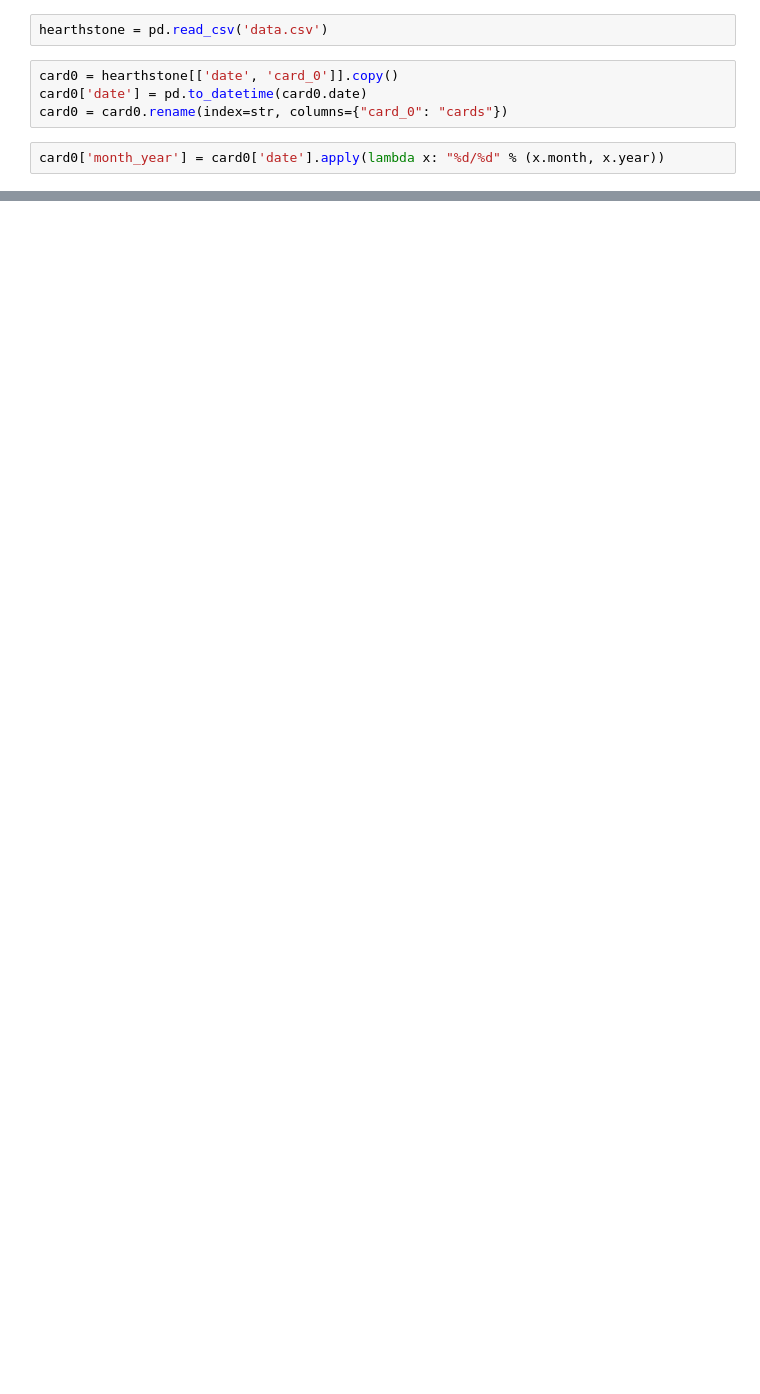
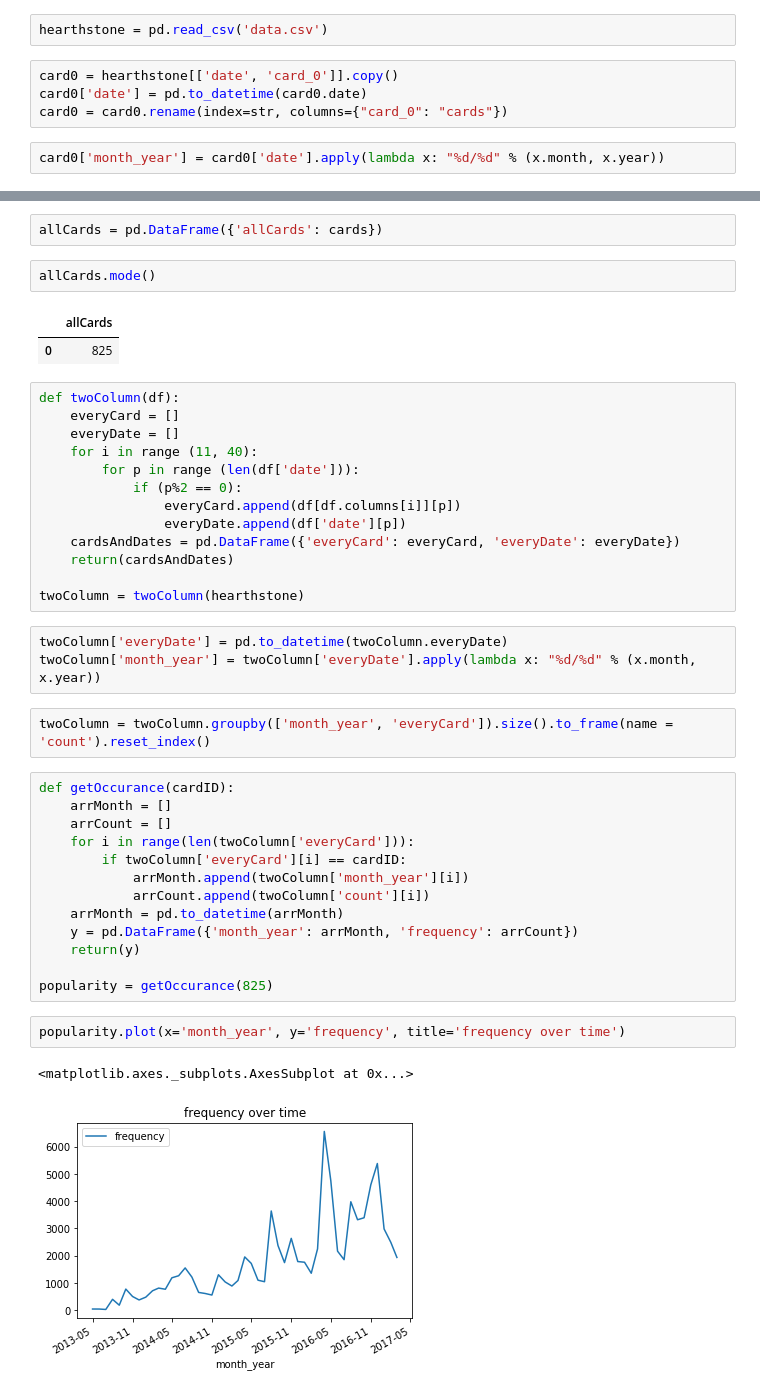
Before and after one commit to Isidore-Newman-School/data-science-SebastianRouse, a Jupyter notebook: learning to use groupby function.ipynb, the cells around one changed output, grey strips where cells are left out. Cells and saved outputs as stored; diff of their text form; blank space fills up the shorter version.

```diff
--- a/learning to use groupby function.ipynb
+++ b/learning to use groupby function.ipynb
@@ -75,0 +73,43 @@ card0.head()
+# %%
+allCards = pd.DataFrame({'allCards': cards})
+# %%
+allCards.mode()
+# %% [output]
+|  | allCards |
+| 0 | 825 |
+# %%
+def twoColumn(df):
+    everyCard = []
+    everyDate = []
+    for i in range (11, 40):
+        for p in range (len(df['date'])):
+            if (p%2 == 0):
+                everyCard.append(df[df.columns[i]][p])
+                everyDate.append(df['date'][p])
+    cardsAndDates = pd.DataFrame({'everyCard': everyCard, 'everyDate': everyDate})
+    return(cardsAndDates)
+
+twoColumn = twoColumn(hearthstone)
+# %%
+twoColumn['everyDate'] = pd.to_datetime(twoColumn.everyDate)
+twoColumn['month_year'] = twoColumn['everyDate'].apply(lambda x: "%d/%d" % (x.month, x.year))
+# %%
+twoColumn = twoColumn.groupby(['month_year', 'everyCard']).size().to_frame(name = 'count').reset_index()
+# %%
+def getOccurance(cardID):
+    arrMonth = []
+    arrCount = []
+    for i in range(len(twoColumn['everyCard'])):
+        if twoColumn['everyCard'][i] == cardID:
+            arrMonth.append(twoColumn['month_year'][i])
+            arrCount.append(twoColumn['count'][i])
+    arrMonth = pd.to_datetime(arrMonth)
+    y = pd.DataFrame({'month_year': arrMonth, 'frequency': arrCount})
+    return(y)
+
+popularity = getOccurance(825)
+# %%
+popularity.plot(x='month_year', y='frequency', title='frequency over time')
+# %% [output]
+<matplotlib.axes._subplots.AxesSubplot at 0x...>
+[figure, added]
```
Also changed, not shown: parts of 20 cells of this notebook, 2 other files.
